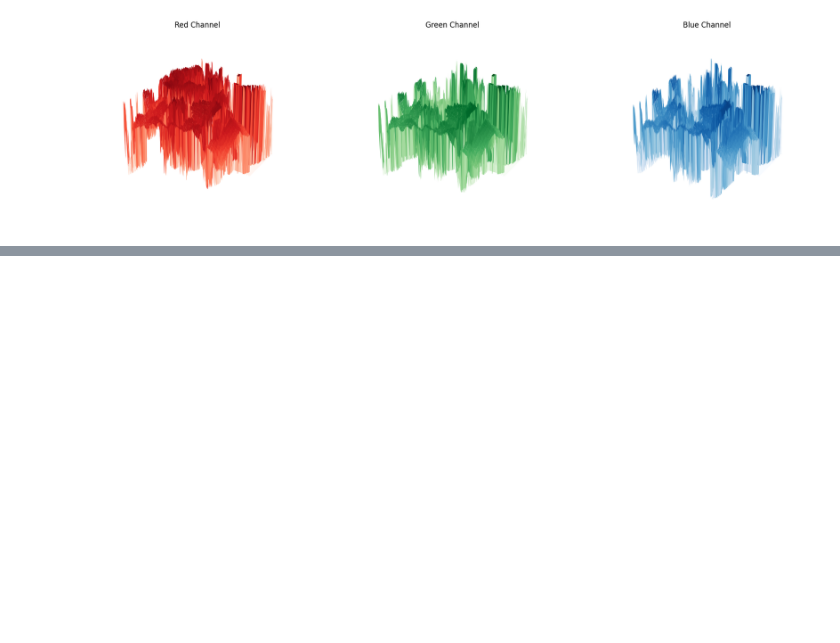
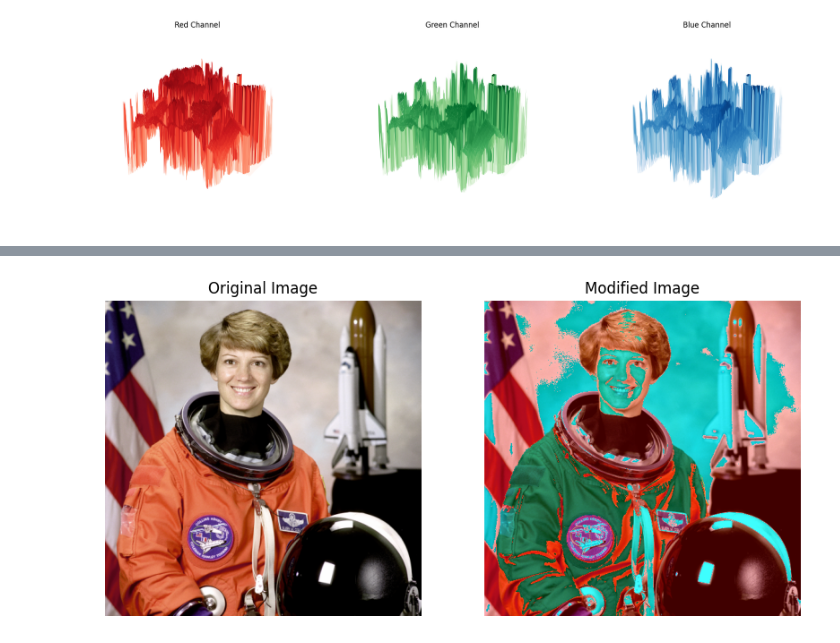
Before and after one commit to dorianprill/schuelerworkshop-image-filter, a Jupyter notebook: workshop-image-filter.ipynb, the cells around one changed output, grey strips where cells are left out. Cells and saved outputs as stored; diff of their text form; code cells hidden in the pictures; blank space fills up the shorter version.

```diff
--- a/workshop-image-filter.ipynb
+++ b/workshop-image-filter.ipynb
@@ -92,0 +154,48 @@ plt.show()
+# %%
+def apply_filter_to_channel(image, channel, filter_function):
+    """
+    Applies a user-defined filter function to a specific channel of an image.
+
+    Parameters:
+    - image: A 3D numpy array representing the RGB image.
+    - channel: An integer representing the channel index (0 for Red, 1 for Green, 2 for Blue).
+    - filter_function: A function that takes a 2D numpy array and returns a modified 2D numpy array.
+
+    Returns:
+    - modified_image: A 3D numpy array representing the modified RGB image.
+    """
+    # Ensure the input image is copied to avoid modifying the original image
+    modified_image = image.copy()
+    # Extract the specified channel
+    channel_data = modified_image[:, :, channel]
+    # Apply the filter function to the extracted channel
+    modified_channel_data = filter_function(channel_data)
+    # Ensure the modified channel data is within the valid range [0, 255]
+    modified_channel_data = np.clip(modified_channel_data, 0, 255)
+    # Update the image with the modified channel data
+    modified_image[:, :, channel] = modified_channel_data.astype(np.uint8)
+
+    return modified_image
+
+# Example filter function that increases the intensity of the channel
+def increase_intensity(channel_data, increase_value=30):
+    return channel_data + increase_value
+
+
+# Apply the example filter function to the Red channel of the image
+modified_image = apply_filter_to_channel(image, 0, lambda x: increase_intensity(x, 64))
+
+plt.figure(figsize=(10, 5))
+plt.subplot(1, 2, 1)
+plt.imshow(image)
+plt.title('Original Image')
+plt.axis('off')
+
+plt.subplot(1, 2, 2)
+plt.imshow(modified_image)
+plt.title('Modified Image')
+plt.axis('off')
+
+plt.show()
+# %% [output]
+[figure, added]
```
Also changed, not shown: parts of 9 cells of this notebook, 1 other file.
